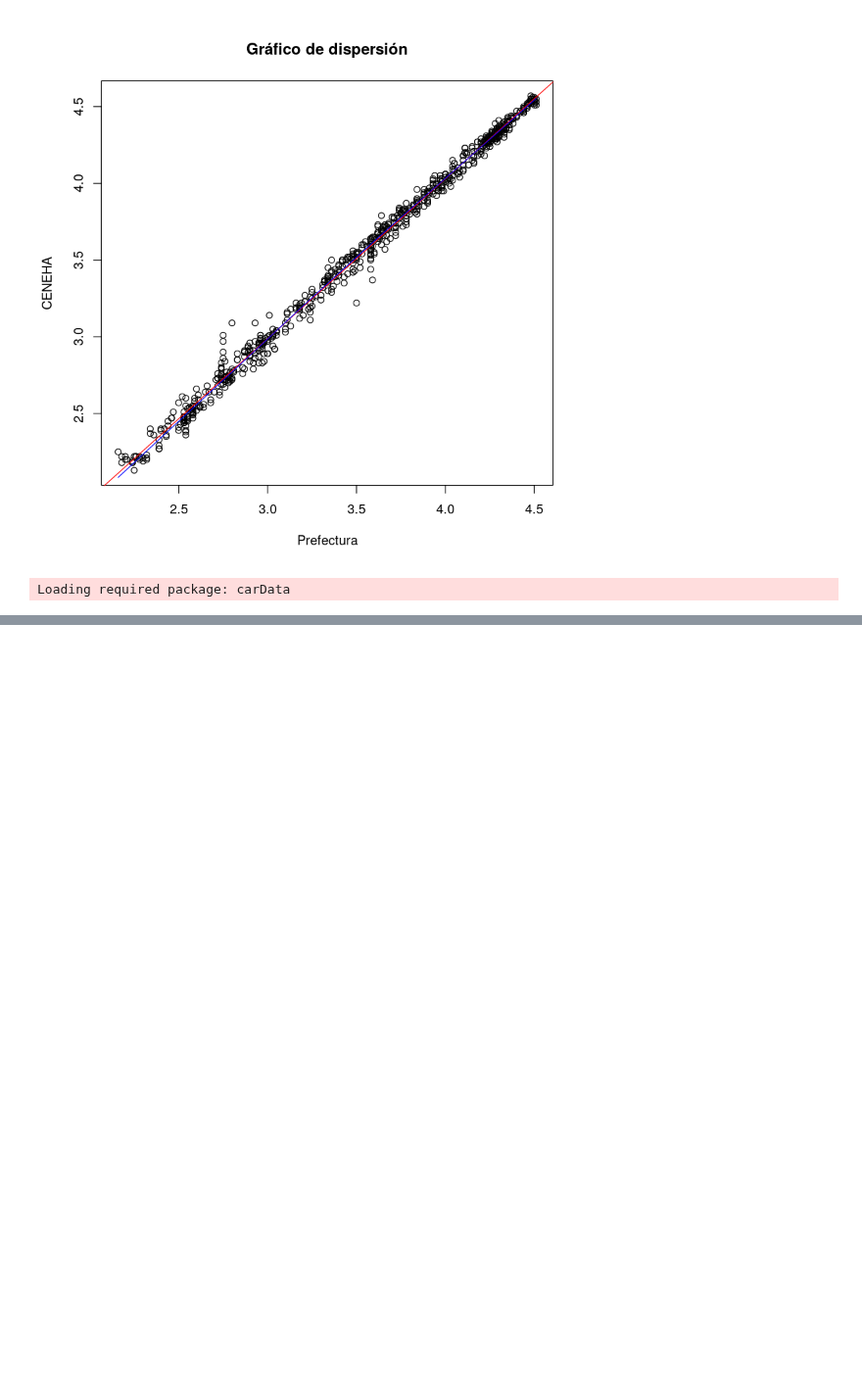
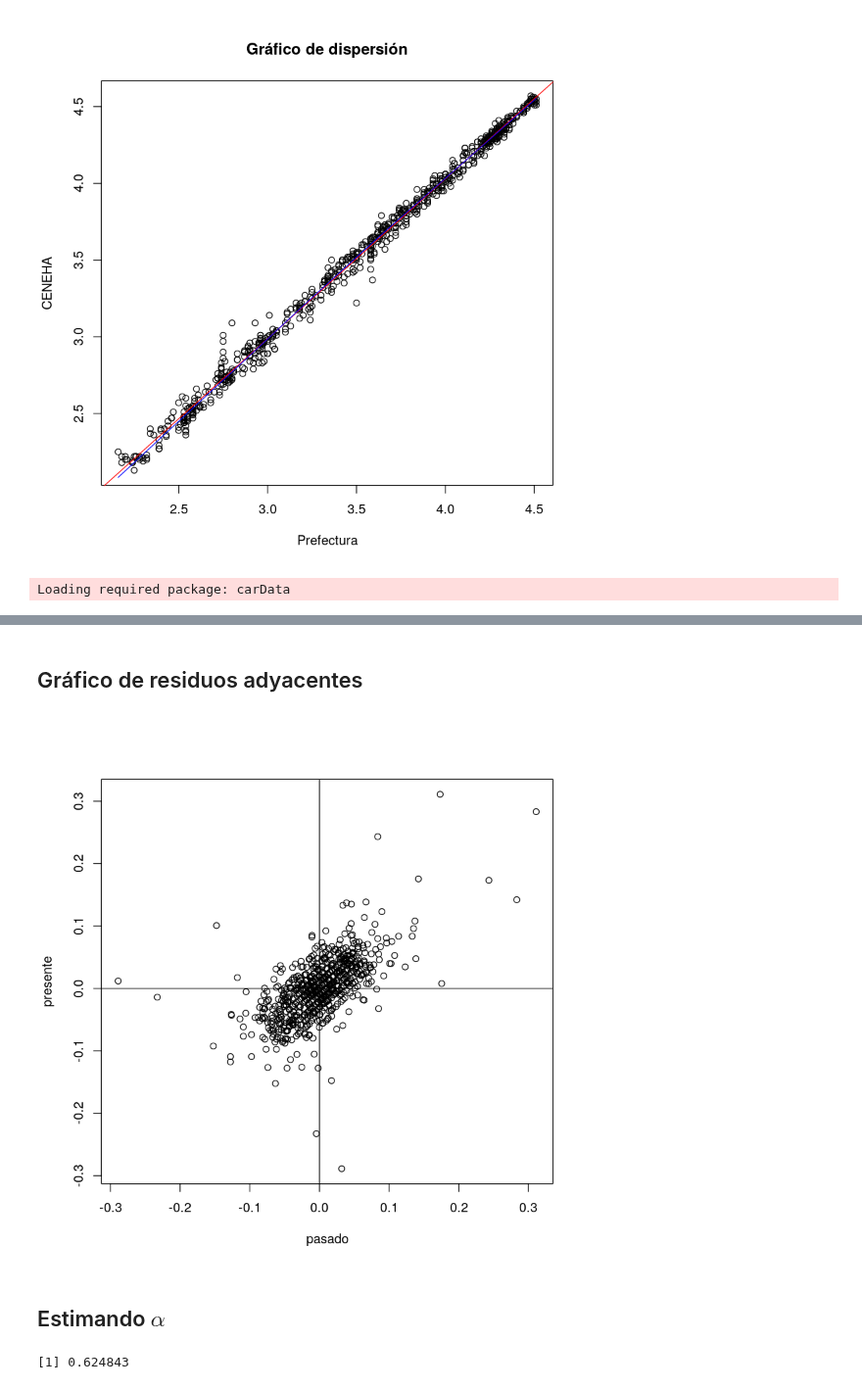
Before and after one commit to emilopez/intro-R, a Jupyter notebook: tp-final/Analisis.ipynb, the cells around one changed output, grey strips where cells are left out. Shown at 98% size. Cells and saved outputs as stored; diff of their text form; code cells hidden in the pictures; blank space fills up the shorter version.

Commit message:
grafico de residuos adyacentes

```diff
--- a/tp-final/Analisis.ipynb
+++ b/tp-final/Analisis.ipynb
@@ -87,0 +88,19 @@ scatterplot(AlturaCeneha ~ AlturaPrefectura, data=datos, xlab="Prefectura", ylab
+# %% [markdown]
+## Gráfico de residuos adyacentes
+# %%
+n = length(AlturaCeneha)
+residuos = modelo$residuals
+pasado = residuos[-n]
+presente = residuos[-1]
+plot(presente~pasado)
+abline(h = 0, v = 0)
+# %% [output]
+[figure, added]
+# %% [markdown]
+## Estimando $\alpha$
+# %%
+c1 = sum(presente*pasado)/(n-1)
+c0 = sum(presente^2)/(n-1)
+(r1 = c1/c0)
+# %% [output]
+[1] 0.624843
```
Also changed, not shown: parts of 1 cell of this notebook.
